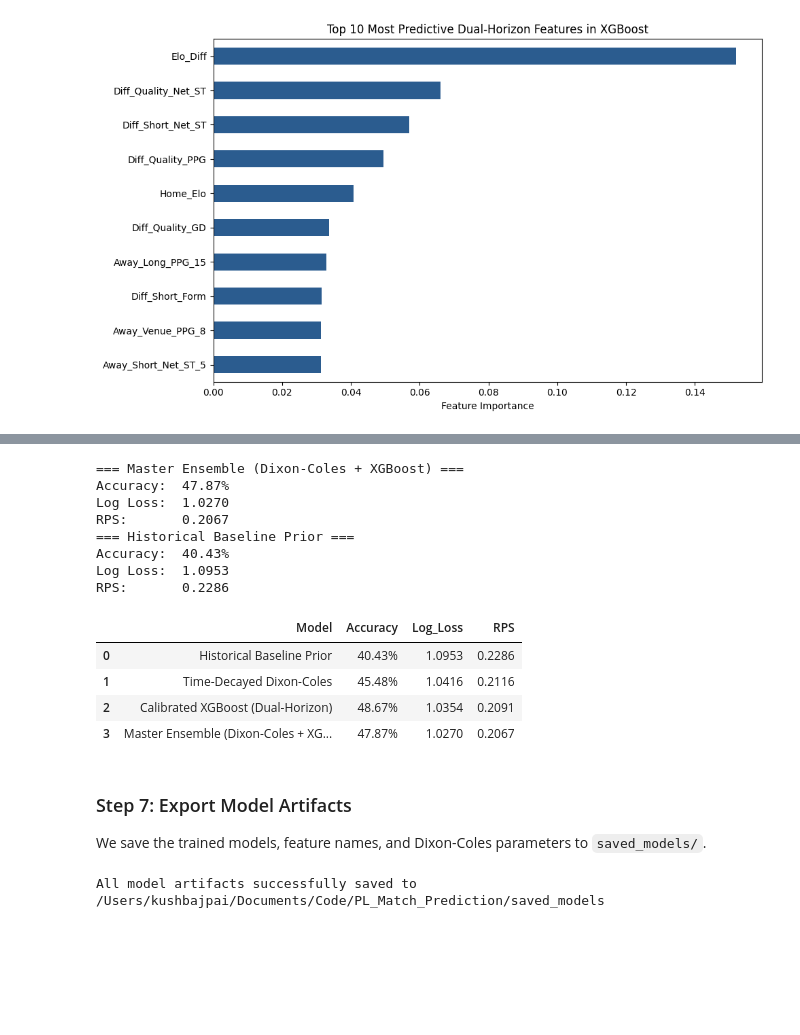
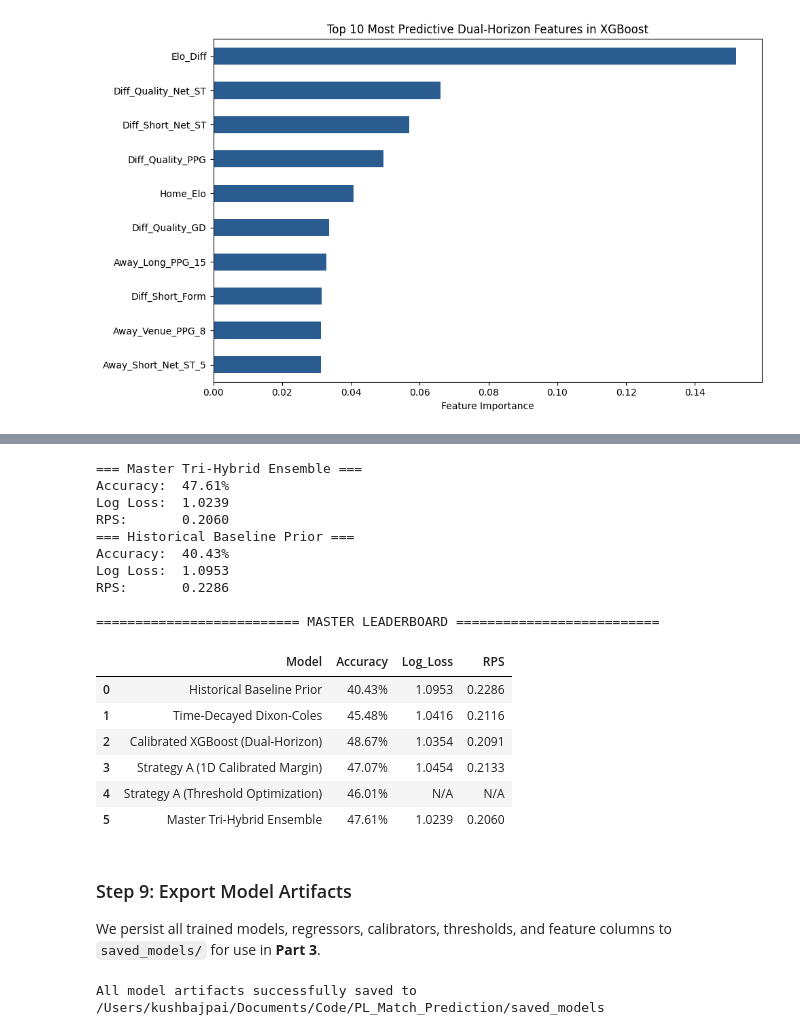
Before and after one commit to VidishBajpai/PL-Match-Prediction-, a Jupyter notebook: 02_Model_Training_and_Evaluation.ipynb, the cells around one changed output, grey strips where cells are left out. Drawn from its saved outputs; the diff is of its cells as text; code cells hidden in the pictures; blank space fills up the shorter version.

```diff
--- a/02_Model_Training_and_Evaluation.ipynb
+++ b/02_Model_Training_and_Evaluation.ipynb
@@ -223,38 +357,57 @@ $$P_{\text{Master}} = 0.55 \times P_{\text{DixonColes}} + 0.45 \times P_{\text{X
 # %%
-ensemble_probs = 0.55 * dc_probs + 0.45 * xgb_probs
-ensemble_metrics = evaluate_predictions(y_test, ensemble_probs, "Master Ensemble (Dixon-Coles + XGBoost)")
+# 1. Master Tri-Hybrid Probabilities
+tri_hybrid_probs = 0.40 * dc_probs + 0.30 * xgb_probs + 0.30 * margin_probs
+tri_hybrid_metrics = evaluate_predictions(y_test, tri_hybrid_probs, "Master Tri-Hybrid Ensemble")
 
-# Leaderboard
+# 2. Historical Baseline Prior
 prior_probs = np.tile(np.bincount(y_train) / len(y_train), (len(y_test), 1))
 baseline_metrics = evaluate_predictions(y_test, prior_probs, "Historical Baseline Prior")
 
+# Threshold Optimization entry for leaderboard
+thresh_metrics = {
+    'Model': 'Strategy A (Threshold Optimization)',
+    'Accuracy': opt_thresh_acc,
+    'Log_Loss': float('nan'),
+    'RPS': float('nan')
+}
+
+# 3. Full Comparison Leaderboard
 leaderboard = pd.DataFrame([
     baseline_metrics,
     dc_metrics,
     xgb_metrics,
-    ensemble_metrics
+    margin_cal_metrics,
+    thresh_metrics,
+    tri_hybrid_metrics
 ])
+
 leaderboard['Accuracy'] = leaderboard['Accuracy'].map(lambda x: f"{x * 100:.2f}%")
-leaderboard['Log_Loss'] = leaderboard['Log_Loss'].map(lambda x: f"{x:.4f}")
-leaderboard['RPS'] = leaderboard['RPS'].map(lambda x: f"{x:.4f}")
+leaderboard['Log_Loss'] = leaderboard['Log_Loss'].map(lambda x: f"{x:.4f}" if pd.notnull(x) else "N/A")
+leaderboard['RPS'] = leaderboard['RPS'].map(lambda x: f"{x:.4f}" if pd.notnull(x) else "N/A")
+
+print("\n========================== MASTER LEADERBOARD ==========================")
 display(leaderboard)
 # %% [output]
-=== Master Ensemble (Dixon-Coles + XGBoost) ===
-Accuracy:  47.87%
-Log Loss:  1.0270
-RPS:       0.2067
+=== Master Tri-Hybrid Ensemble ===
+Accuracy:  47.61%
+Log Loss:  1.0239
+RPS:       0.2060
 === Historical Baseline Prior ===
 Accuracy:  40.43%
 Log Loss:  1.0953
 RPS:       0.2286
+
+========================== MASTER LEADERBOARD ==========================
 |  | Model | Accuracy | Log_Loss | RPS |
 | 0 | Historical Baseline Prior | 40.43% | 1.0953 | 0.2286 |
 | 1 | Time-Decayed Dixon-Coles | 45.48% | 1.0416 | 0.2116 |
 | 2 | Calibrated XGBoost (Dual-Horizon) | 48.67% | 1.0354 | 0.2091 |
-| 3 | Master Ensemble (Dixon-Coles + XG... | 47.87% | 1.0270 | 0.2067 |
+| 3 | Strategy A (1D Calibrated Margin) | 47.07% | 1.0454 | 0.2133 |
+| 4 | Strategy A (Threshold Optimization) | 46.01% | N/A | N/A |
+| 5 | Master Tri-Hybrid Ensemble | 47.61% | 1.0239 | 0.2060 |
 # %% [markdown]
-### Step 7: Export Model Artifacts
-We save the trained models, feature names, and Dixon-Coles parameters to `saved_models/`.
+### Step 9: Export Model Artifacts
+We persist all trained models, regressors, calibrators, thresholds, and feature columns to `saved_models/` for use in **Part 3**.
 # %%
 models_dir = Path('saved_models')
 models_dir.mkdir(exist_ok=True)
```
Also changed, not shown: parts of 9 cells of this notebook, 3 other files.
